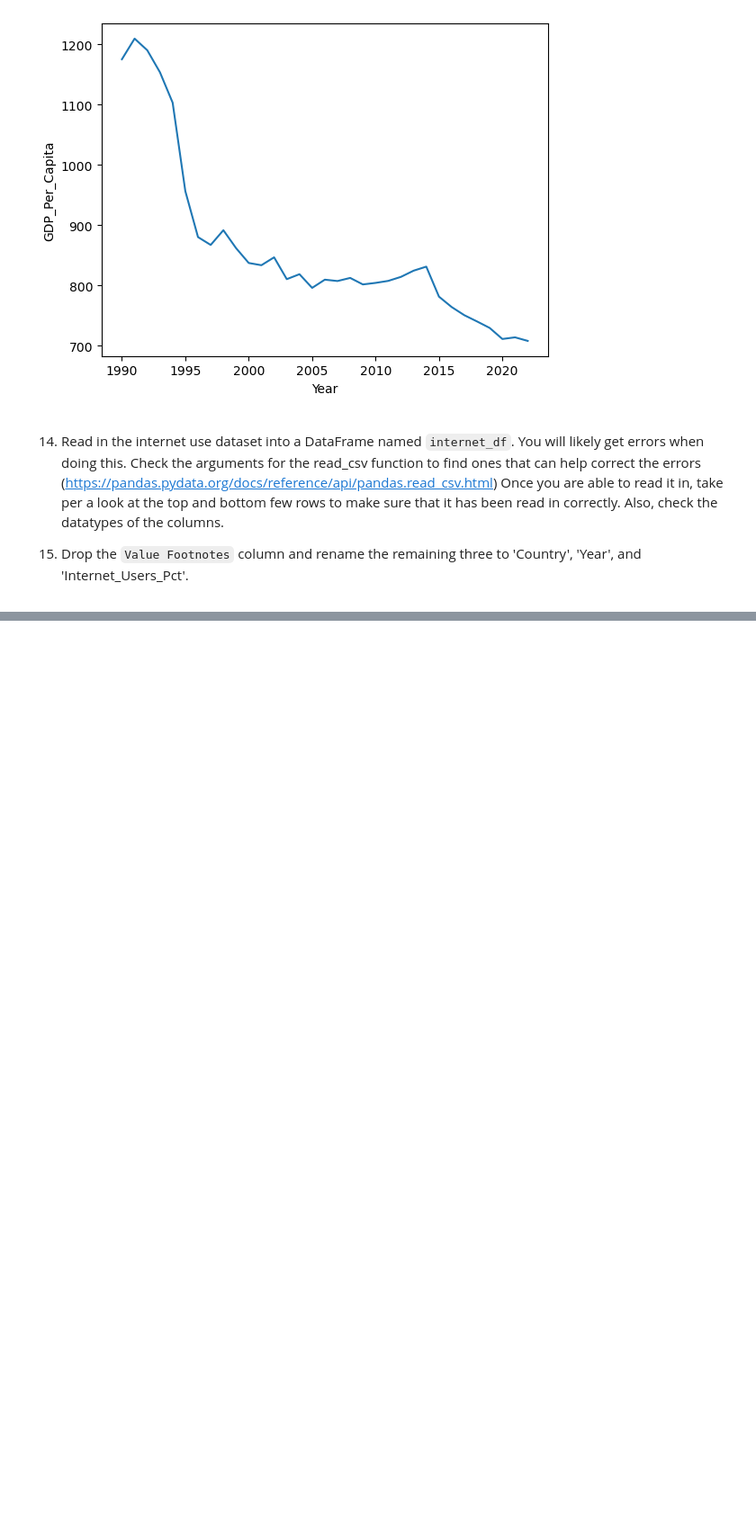
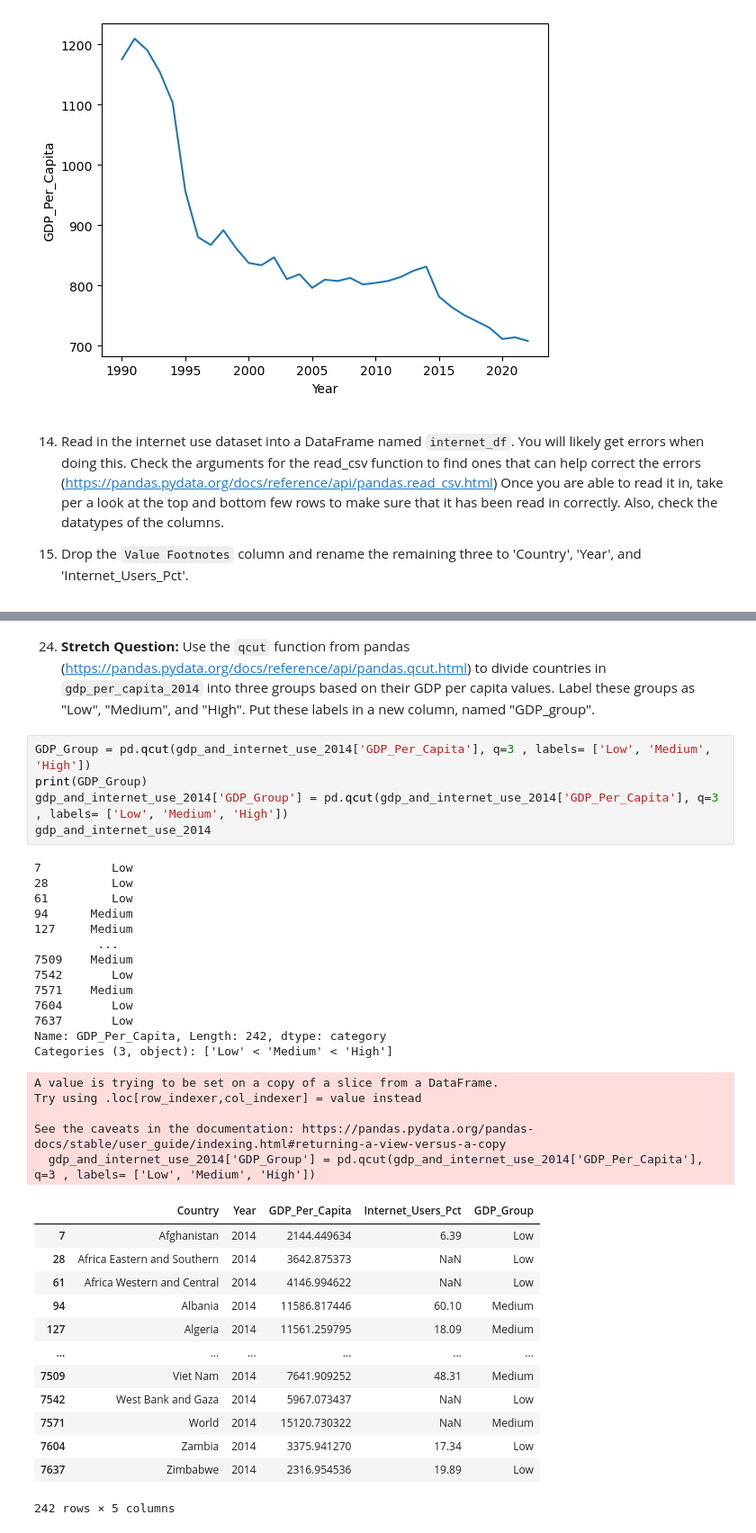
Before and after one commit to NSS-Data-Analytics-Cohort-10/gdp-and-internet-usage-Daniel-Hoover, a Jupyter notebook: Notebooks/un_project.ipynb, the cells around one changed output, grey strips where cells are left out. Shown: that part at 90% size. Drawn from its saved outputs; the diff is of its cells as text; blank space fills up the shorter version.

```diff
--- a/Notebooks/un_project.ipynb
+++ b/Notebooks/un_project.ipynb
@@ -308,0 +560,39 @@ ParserError: Error tokenizing data. C error: Expected 4 fields in line 4675, saw
+# %% [markdown]
+24. **Stretch Question:** Use the `qcut` function from pandas (https://pandas.pydata.org/docs/reference/api/pandas.qcut.html) to divide countries in `gdp_per_capita_2014` into three groups based on their GDP per capita values. Label these groups as "Low", "Medium", and "High". Put these labels in a new column, named "GDP_group".
+# %%
+GDP_Group = pd.qcut(gdp_and_internet_use_2014['GDP_Per_Capita'], q=3 , labels= ['Low', 'Medium', 'High'])
+print(GDP_Group)
+gdp_and_internet_use_2014['GDP_Group'] = pd.qcut(gdp_and_internet_use_2014['GDP_Per_Capita'], q=3 , labels= ['Low', 'Medium', 'High'])
+gdp_and_internet_use_2014
+# %% [output]
+7          Low
+28         Low
+61         Low
+94      Medium
+127     Medium
+         ...
+7509    Medium
+7542       Low
+7571    Medium
+7604       Low
+7637       Low
+Name: GDP_Per_Capita, Length: 242, dtype: category
+Categories (3, object): ['Low' < 'Medium' < 'High']
+A value is trying to be set on a copy of a slice from a DataFrame.
+Try using .loc[row_indexer,col_indexer] = value instead
+
+See the caveats in the documentation: https://pandas.pydata.org/pandas-docs/stable/user_guide/indexing.html#returning-a-view-versus-a-copy
+  gdp_and_internet_use_2014['GDP_Group'] = pd.qcut(gdp_and_internet_use_2014['GDP_Per_Capita'], q=3 , labels= ['Low', 'Medium', 'High'])
+|  | Country | Year | GDP_Per_Capita | Internet_Users_Pct | GDP_Group |
+| 7 | Afghanistan | 2014 | 2144.449634 | 6.39 | Low |
+| 28 | Africa Eastern and Southern | 2014 | 3642.875373 | NaN | Low |
+| 61 | Africa Western and Central | 2014 | 4146.994622 | NaN | Low |
+| 94 | Albania | 2014 | 11586.817446 | 60.10 | Medium |
+| 127 | Algeria | 2014 | 11561.259795 | 18.09 | Medium |
+| ... | ... | ... | ... | ... | ... |
+| 7509 | Viet Nam | 2014 | 7641.909252 | 48.31 | Medium |
+| 7542 | West Bank and Gaza | 2014 | 5967.073437 | NaN | Low |
+| 7571 | World | 2014 | 15120.730322 | NaN | Medium |
+| 7604 | Zambia | 2014 | 3375.941270 | 17.34 | Low |
+| 7637 | Zimbabwe | 2014 | 2316.954536 | 19.89 | Low |
+242 rows × 5 columns
```
Also changed, not shown: parts of 34 cells of this notebook.
